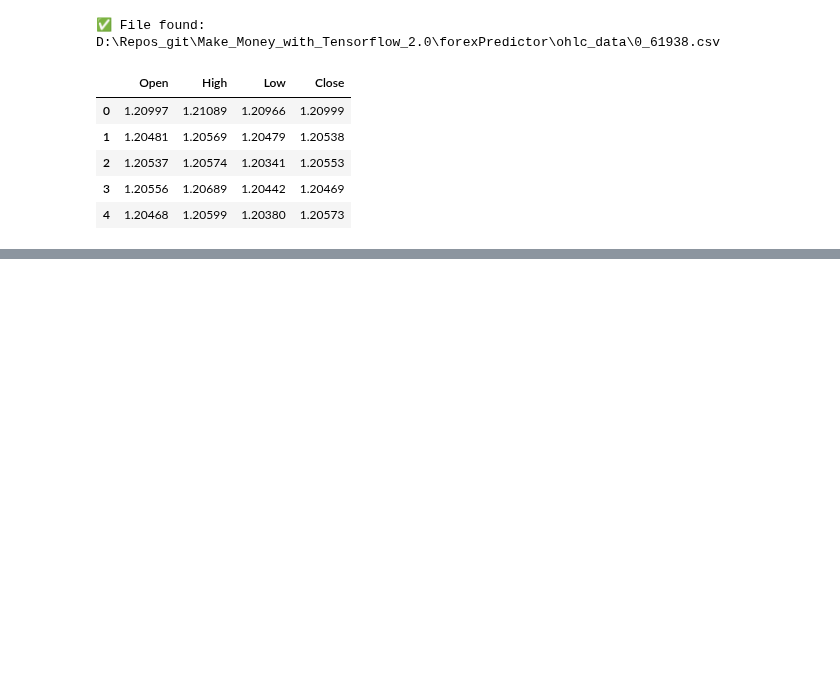
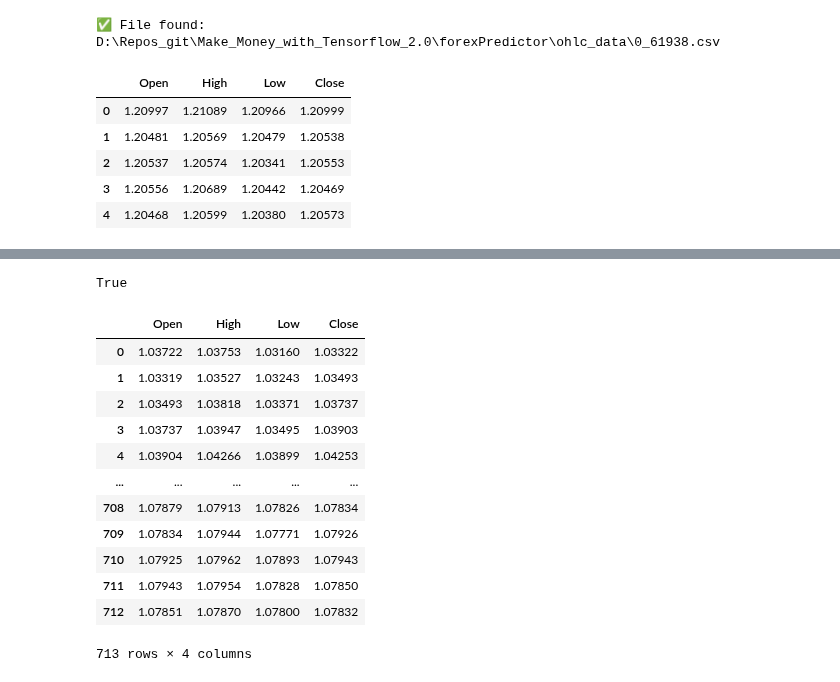
Before and after one commit to Iftekhar-mobin/Make_Money_with_Tensorflow_2.0, a Jupyter notebook: forexPredictor/signal_labeling/Kmean cluster, feature extractor Encoder, LSTM classifier.ipynb, the cells around one changed output, grey strips where cells are left out. Drawn from its saved outputs; the diff is of its cells as text; code cells hidden in the pictures; blank space fills up the shorter version.

```diff
--- a/forexPredictor/signal_labeling/Kmean cluster, feature extractor Encoder, LSTM classifier.ipynb
+++ b/forexPredictor/signal_labeling/Kmean cluster, feature extractor Encoder, LSTM classifier.ipynb
@@ -119,0 +117,57 @@ Epoch 2/20
+# %%
+# documentation: https://www.mql5.com/en/docs/integration/python_metatrader5
+
+import MetaTrader5 as mt  # pip install MetaTrader5
+import pandas as pd  # pip install pandas
+from datetime import datetime, timedelta
+import os
+
+# start the platform with initialize()
+mt.initialize()
+
+# login to Trade Account with login()
+# make sure that trade server is enabled in MT5 client terminal
+
+login = 165905041
+password = 'iIeElL0176_'
+server = 'XMGlobal-MT5 2'
+
+mt.login(login, password, server)
+# %% [output]
+True
+# %%
+# Define symbol and timeframe
+symbol = "EURUSD"
+timeframe = mt.TIMEFRAME_H1
+
+# Get data for the last 48 hours
+end_time = datetime.now()
+start_time = end_time - timedelta(hours=1000)
+
+# Retrieve OHLC data
+ohlc_data = pd.DataFrame(mt.copy_rates_range(symbol, timeframe, start_time, end_time))
+
+# Convert time column to datetime format
+ohlc_data['time'] = pd.to_datetime(ohlc_data['time'], unit='s')
+
+
+ohlc_data.rename(columns={'open':'Open', 'high':'High',
+                        'low':'Low', 'close':'Close', 'tick_volume':'Volume'}, inplace=True)
+columns_to_drop = ['time', 'spread', 'real_volume', 'Volume']
+ohlc_data.drop(columns=[col for col in columns_to_drop if col in ohlc_data.columns], inplace=True)
+# %%
+ohlc_data
+# %% [output]
+|  | Open | High | Low | Close |
+| 0 | 1.03722 | 1.03753 | 1.03160 | 1.03322 |
+| 1 | 1.03319 | 1.03527 | 1.03243 | 1.03493 |
+| 2 | 1.03493 | 1.03818 | 1.03371 | 1.03737 |
+| 3 | 1.03737 | 1.03947 | 1.03495 | 1.03903 |
+| 4 | 1.03904 | 1.04266 | 1.03899 | 1.04253 |
+| ... | ... | ... | ... | ... |
+| 708 | 1.07879 | 1.07913 | 1.07826 | 1.07834 |
+| 709 | 1.07834 | 1.07944 | 1.07771 | 1.07926 |
+| 710 | 1.07925 | 1.07962 | 1.07893 | 1.07943 |
+| 711 | 1.07943 | 1.07954 | 1.07828 | 1.07850 |
+| 712 | 1.07851 | 1.07870 | 1.07800 | 1.07832 |
+713 rows × 4 columns
```
Also changed, not shown: parts of 9 cells of this notebook.
